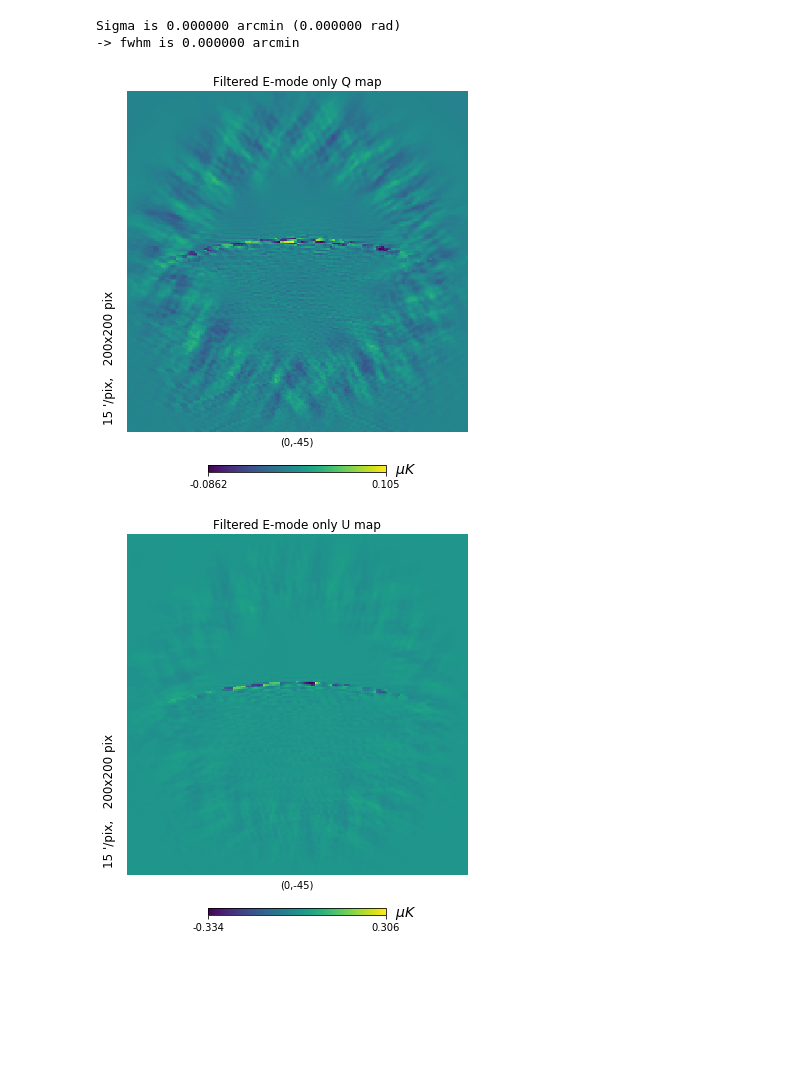
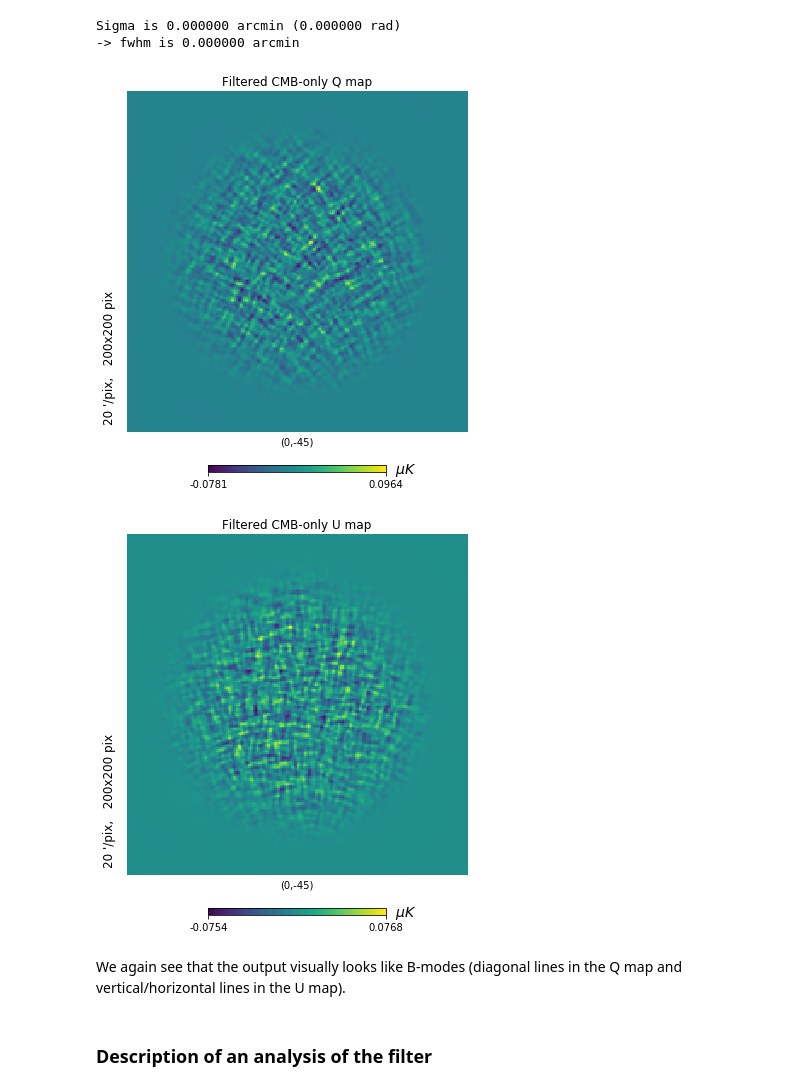
Before and after one commit to michaelray1/messenger_method, a Jupyter notebook: Mod_mess Demonstration.ipynb, the cells around one changed output. Saved outputs shown, nothing was run; the diff lists cells and outputs as text; code cells hidden in the pictures; blank space fills up the shorter version.

```diff
--- a/Mod_mess Demonstration.ipynb
+++ b/Mod_mess Demonstration.ipynb
@@ -193,0 +197,4 @@ Sigma is 0.000000 arcmin (0.000000 rad)
+# %%
+llcdm_maps = hp.read_map('/Users/Michaelray/Documents/Bischoff Research/Messenger Method/Code Demonstration/cmbs4_04_llcdm_f095_b24_ellmin30_map_0512_mc_0000.fits', field=(0,1,2))
+llcdm_maps = llcdm_maps*1e6
+llcdm_maps[np.where(np.isnan(llcdm_maps))] = 0.0
@@ -204,6 +215,6 @@ These (as we expect) look like E-modes. We see this by observing that the Q map
 # %%
 start_time = time.clock()
-out_ealms = mmwf.filter_map_pureB(data = emaps)
+out_llcdm_alms = mmwf.filter_map_pureB(data = llcdm_maps)
 computation_time = time.clock() - start_time
 print("Computation time (seconds) = ", computation_time)
 # %% [output]
@@ -227,14 +238,18 @@ Computation time (seconds) =  565.1057900000001
 # %% [markdown]
 Now let's turn these filtered alm's into maps so we can look at them.
 # %%
-ealms = np.array([np.zeros(Nsph), out_ealms[:Nsph], out_ealms[Nsph:]])
-filtered_emaps = hp.alm2map(ealms, nside=Nside, lmax=Ellmax, pol=True)
+llcdm_alms = np.array([np.zeros(Nsph), out_llcdm_alms[:Nsph], out_llcdm_alms[Nsph:]])
+filtered_llcdm_maps = hp.alm2map(llcdm_alms, nside=Nside, lmax=Ellmax, pol=True)
 # %% [output]
 Sigma is 0.000000 arcmin (0.000000 rad)
 -> fwhm is 0.000000 arcmin
 # %%
-hp.gnomview(filtered_emaps[1,:], title='Filtered E-mode only Q map', unit = '$\mu K$', reso=15, rot=(0, -45))
-hp.gnomview(filtered_emaps[2,:], title='Filtered E-mode only U map', unit = '$\mu K$', reso=15, rot=(0, -45))
+hp.gnomview(filtered_llcdm_maps[1,:], title='Filtered CMB-only Q map', unit = '$\mu K$', reso=20, rot=(0, -45))
+hp.gnomview(filtered_llcdm_maps[2,:], title='Filtered CMB-only U map', unit = '$\mu K$', reso=20, rot=(0, -45))
 # %% [output]
-[figure, old version]
+[figure, new version]
-[figure, old version]
+[figure, new version]
+# %% [markdown]
+We again see that the output visually looks like B-modes (diagonal lines in the Q map and vertical/horizontal lines in the U map).
+# %% [markdown]
+### Description of an analysis of the filter
```
Also changed, not shown: parts of 35 cells of this notebook.
